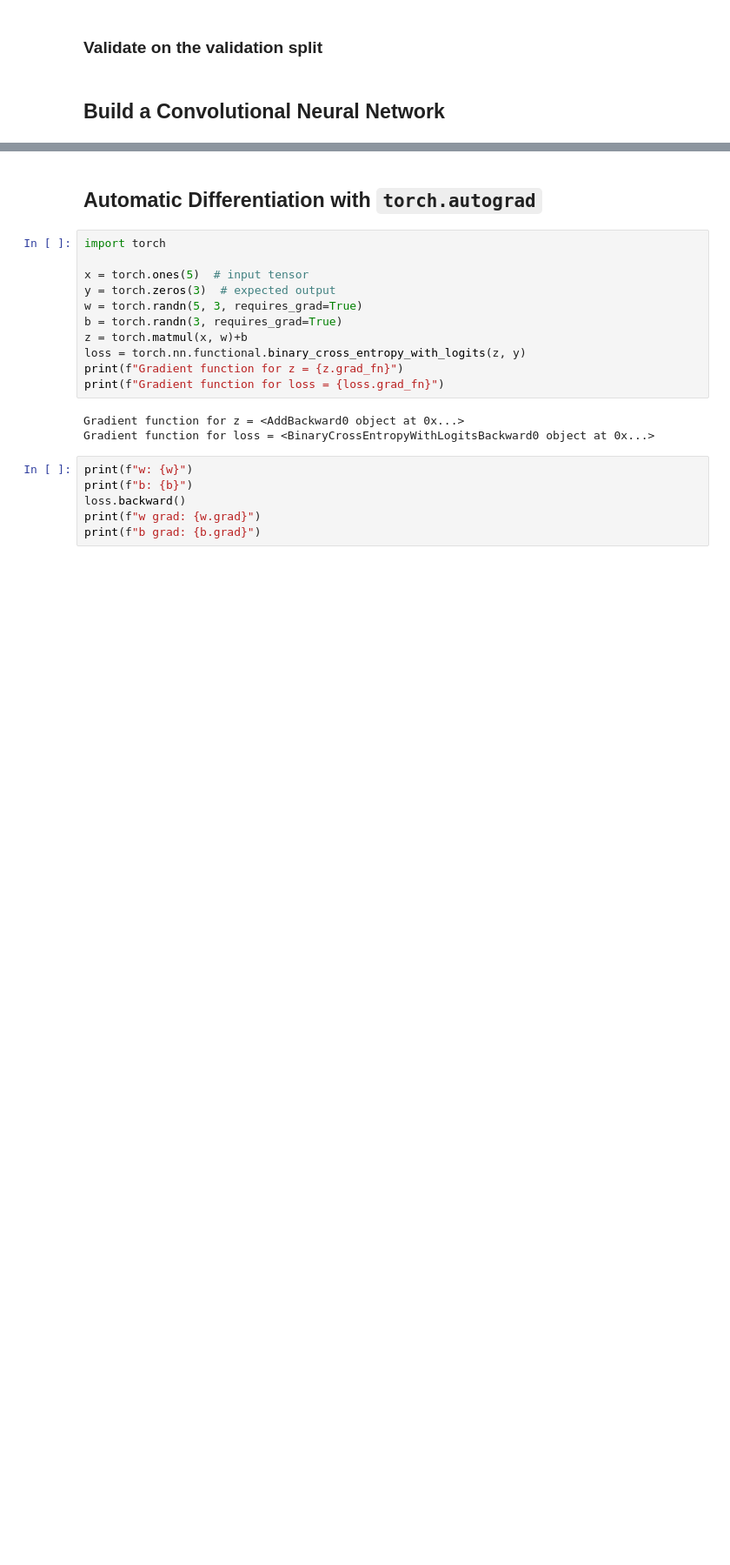
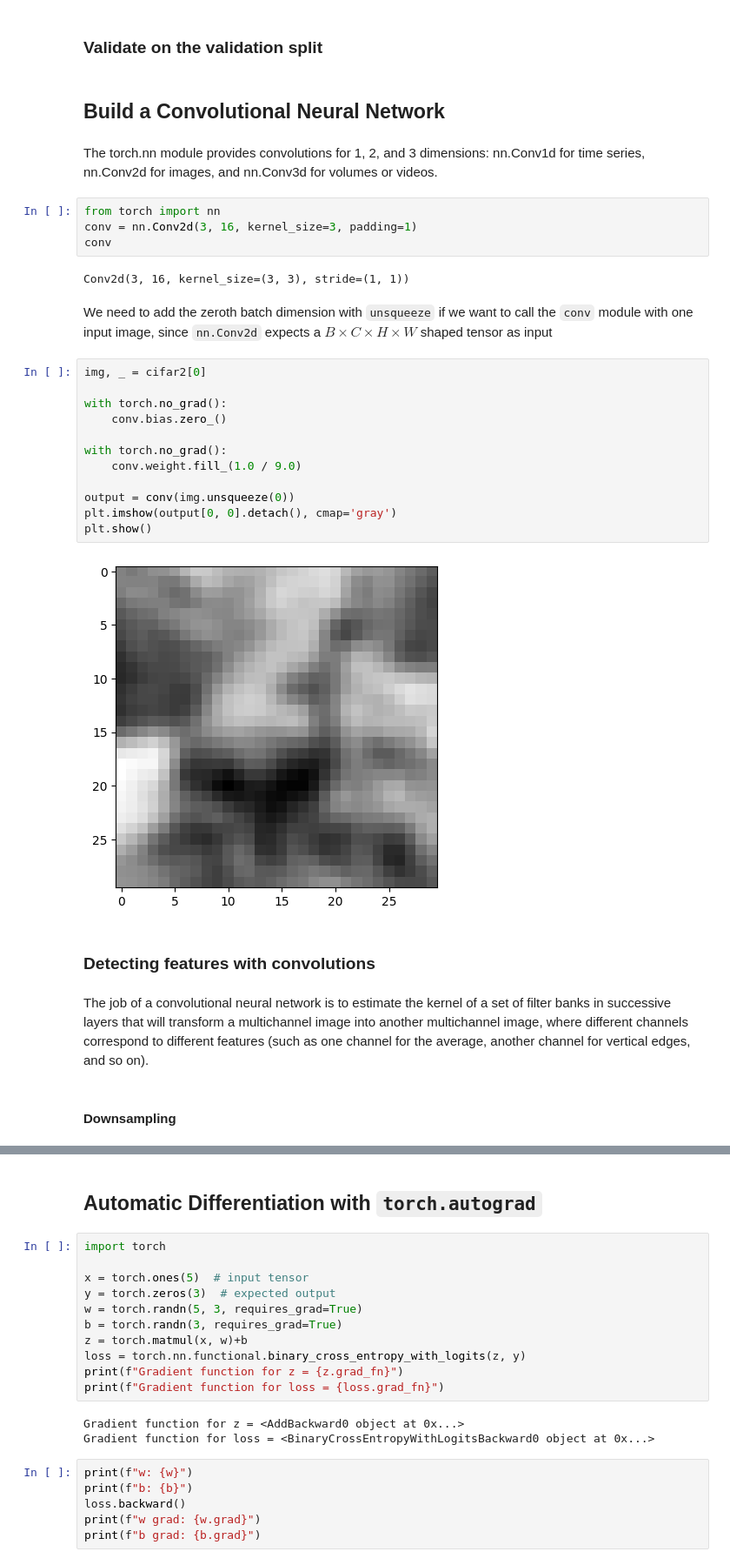
Before and after one commit to lhahner/tracking-and-detection-lab, a Jupyter notebook: notebooks/pytorch_getting_started_with_pytorch.ipynb, the cells around one changed output, grey strips where cells are left out. Shown at 87% size. Drawn from its saved outputs; the diff is of its cells as text; blank space fills up the shorter version.

Commit message:
adds chapter about downsampling and module constuction for CNN

```diff
--- a/notebooks/pytorch_getting_started_with_pytorch.ipynb
+++ b/notebooks/pytorch_getting_started_with_pytorch.ipynb
@@ -809,3 +813,36 @@ tensor([  5.3905, -17.1046], requires_grad=True)
 ### Validate on the validation split
 # %% [markdown]
 ## Build a Convolutional Neural Network
+# %% [markdown]
+The torch.nn module provides convolutions for 1, 2, and 3 dimensions: nn.Conv1d for time series, nn.Conv2d for images,
+and nn.Conv3d for volumes or videos.
+# %%
+from torch import nn
+conv = nn.Conv2d(3, 16, kernel_size=3, padding=1)
+conv
+# %% [output]
+Conv2d(3, 16, kernel_size=(3, 3), stride=(1, 1))
+# %% [markdown]
+We need to add the zeroth batch dimension with `unsqueeze` if we want to call the `conv` module with one input image, since `nn.Conv2d` expects a $B \times C \times H \times W$ shaped tensor as input
+# %%
+img, _ = cifar2[0]
+
+with torch.no_grad():
+    conv.bias.zero_()
+
+with torch.no_grad():
+    conv.weight.fill_(1.0 / 9.0)
+
+output = conv(img.unsqueeze(0))
+plt.imshow(output[0, 0].detach(), cmap='gray')
+plt.show()
+# %% [output]
+[figure, added]
+# %% [markdown]
+### Detecting features with convolutions
+# %% [markdown]
+The job of a convolutional neural network is to estimate the kernel of a set of filter banks in successive layers that will transform a multichannel image
+into another multichannel image, where different channels correspond to different
+features (such as one channel for the average, another channel for vertical edges, and so on).
+# %% [markdown]
+#### Downsampling
```
Also changed, not shown: parts of 13 cells of this notebook, 15 other files.
